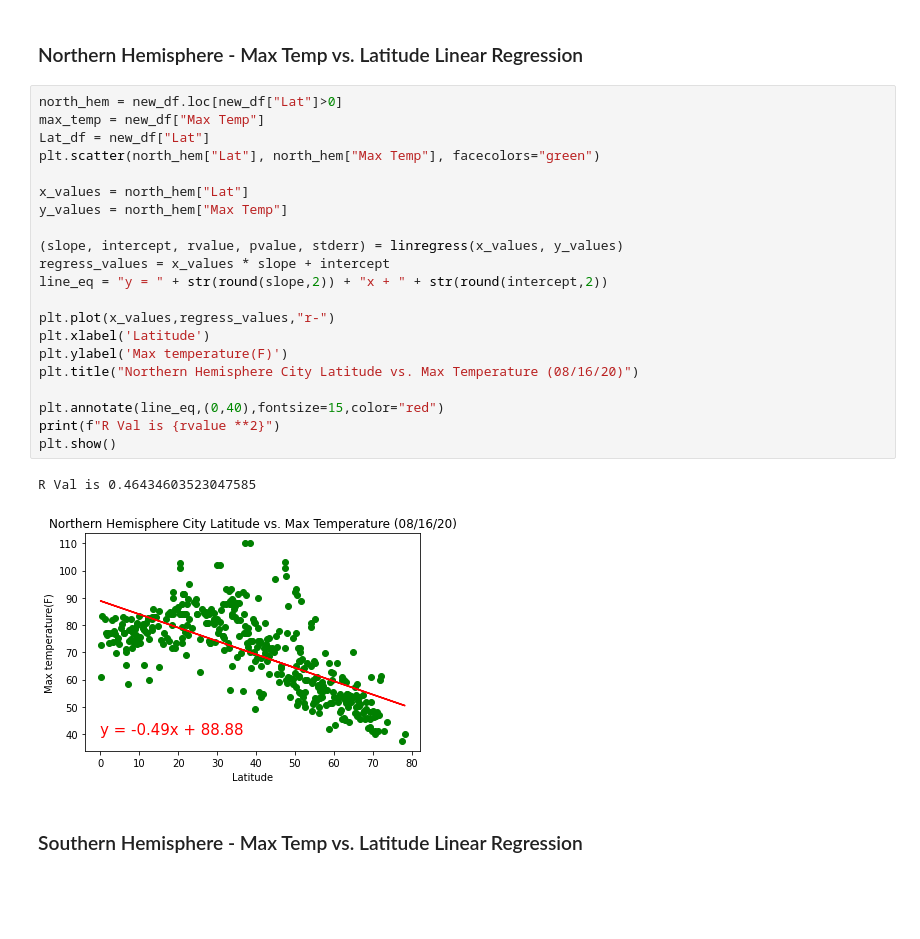
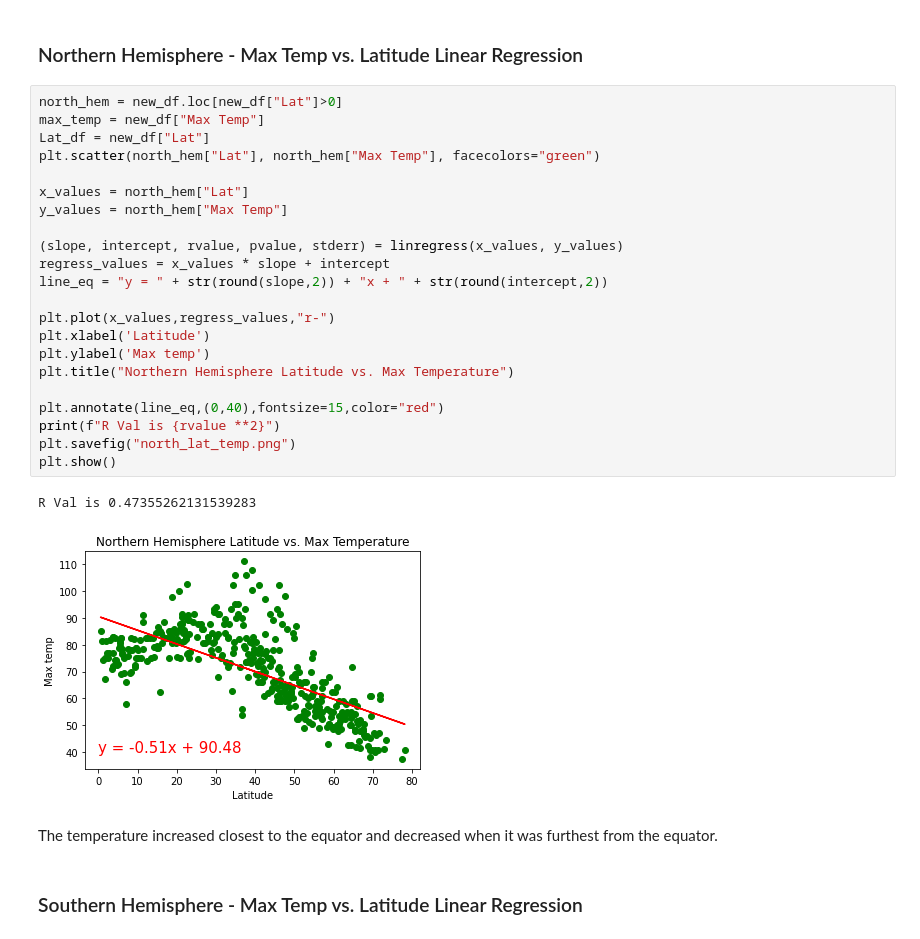
Before and after one commit to garzaadela/python-api-challenge, a Jupyter notebook: WeatherPy/WeatherPy.ipynb, the cells around one changed output. Saved outputs shown, nothing was run; the diff lists cells and outputs as text; blank space fills up the shorter version.

Commit message:
added HW and graphs

```diff
--- a/WeatherPy/WeatherPy.ipynb
+++ b/WeatherPy/WeatherPy.ipynb
@@ -205,26 +192,29 @@ The scatter plot is comparing the Wind Speed vs. Latitude.  The temperature incr
 # %%
 north_hem = new_df.loc[new_df["Lat"]>0]
 max_temp = new_df["Max Temp"]
 Lat_df = new_df["Lat"]
 plt.scatter(north_hem["Lat"], north_hem["Max Temp"], facecolors="green")
 
 x_values = north_hem["Lat"]
 y_values = north_hem["Max Temp"]
 
 (slope, intercept, rvalue, pvalue, stderr) = linregress(x_values, y_values)
 regress_values = x_values * slope + intercept
 line_eq = "y = " + str(round(slope,2)) + "x + " + str(round(intercept,2))
 
 plt.plot(x_values,regress_values,"r-")
 plt.xlabel('Latitude')
-plt.ylabel('Max temperature(F)')
-plt.title("Northern Hemisphere City Latitude vs. Max Temperature (08/16/20)")
+plt.ylabel('Max temp')
+plt.title("Northern Hemisphere Latitude vs. Max Temperature")
 
 plt.annotate(line_eq,(0,40),fontsize=15,color="red")
 print(f"R Val is {rvalue **2}")
+plt.savefig("north_lat_temp.png")
 plt.show()
 # %% [output]
-R Val is 0.46434603523047585
+R Val is 0.47355262131539283
-[figure, old version]
+[figure, new version]
+# %% [markdown]
+The temperature increased closest to the equator and decreased when it was furthest from the equator.
 # %% [markdown]
 ###  Southern Hemisphere - Max Temp vs. Latitude Linear Regression
```
Also changed, not shown: parts of 25 cells of this notebook, 12 other files.
